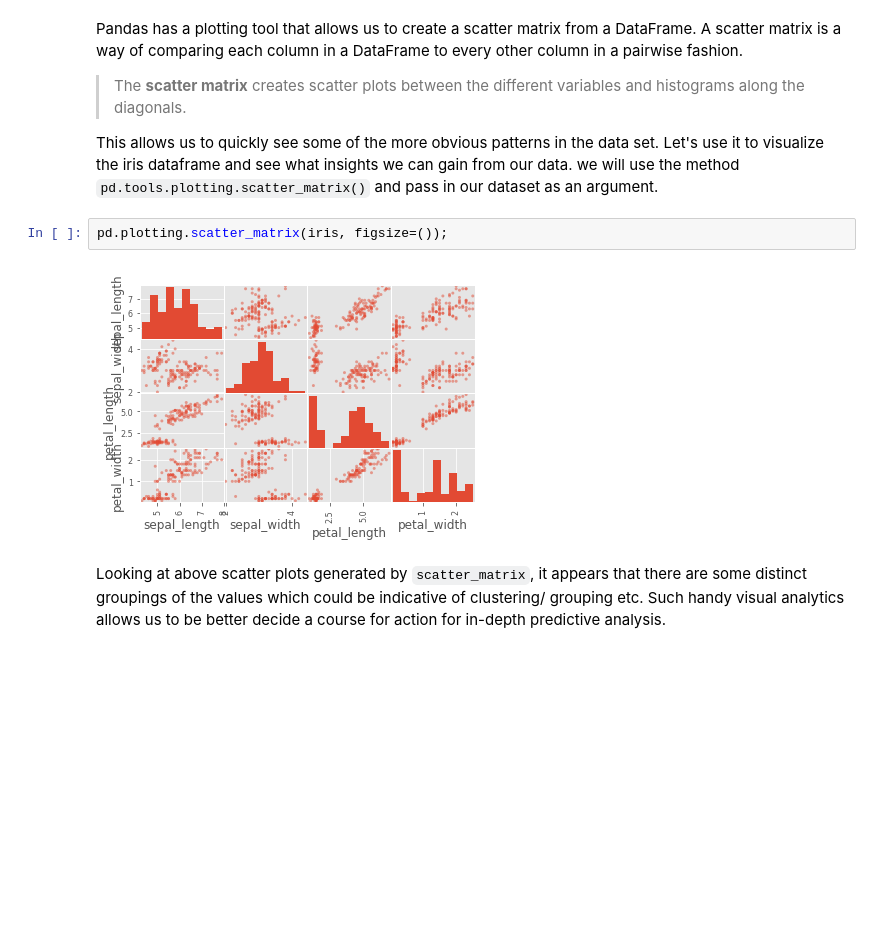
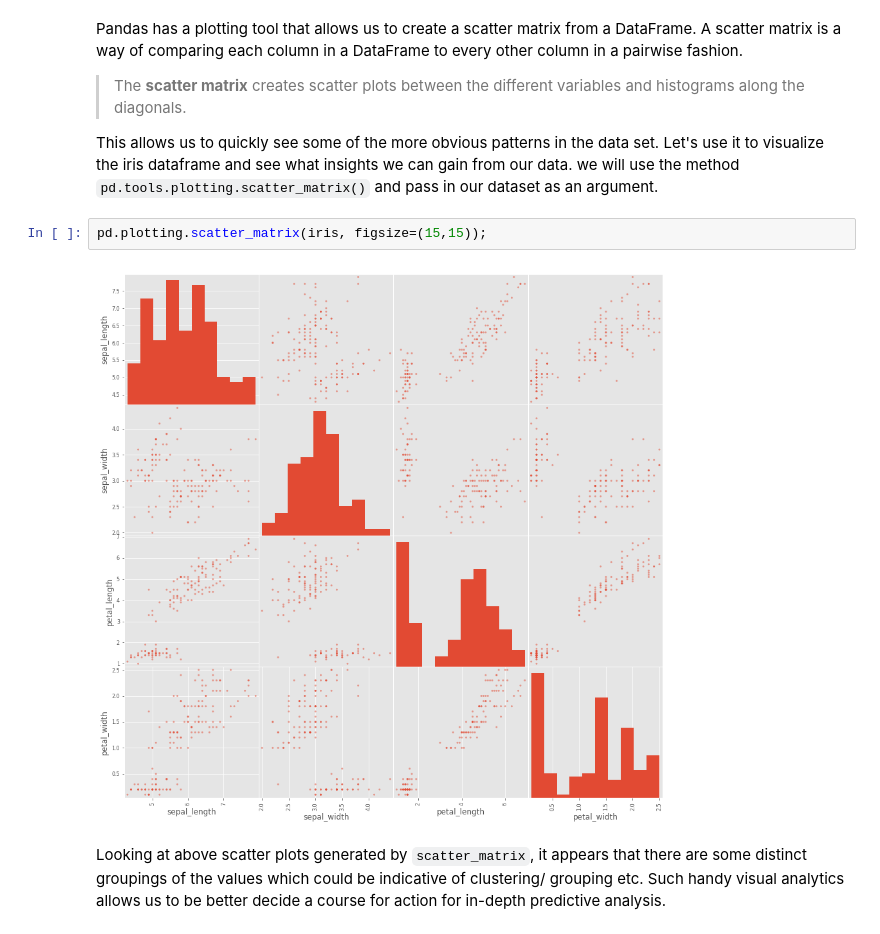
Before and after one commit to williammcmillan/dsc-data-visualization-with-pandas-houston-ds-060319, a Jupyter notebook: index.ipynb, the cells around one changed output. Saved outputs shown, nothing was run; the diff lists cells and outputs as text; blank space fills up the shorter version.

```diff
--- a/index.ipynb
+++ b/index.ipynb
@@ -201,9 +201,9 @@ Pandas has a plotting tool that allows us to create a scatter matrix from a Data
 This allows us to quickly see some of the more obvious patterns in the data set. Let's use it to visualize the iris dataframe and see what insights we can gain from our data.
 we will use the method `pd.tools.plotting.scatter_matrix()` and pass in our dataset as an argument.
 # %%
-pd.plotting.scatter_matrix(iris, figsize=());
+pd.plotting.scatter_matrix(iris, figsize=(15,15));
 # %% [output]
-[figure, old version]
+[figure, new version]
 # %% [markdown]
 Looking at above scatter plots generated by `scatter_matrix`, it appears that there are some distinct groupings of the values which could be indicative of clustering/ grouping etc. Such handy visual analytics allows us to be better decide a course for action for in-depth predictive analysis.
 # %% [markdown]
```
